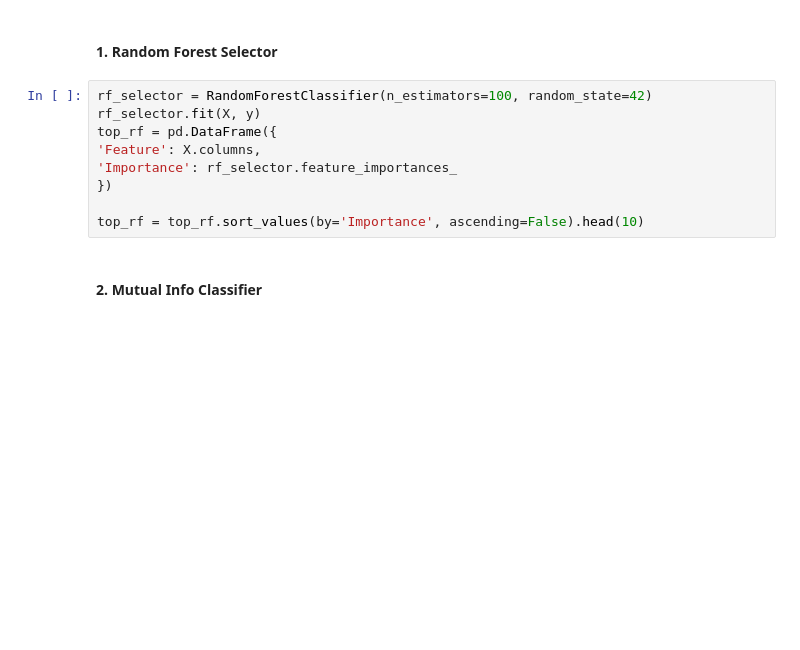
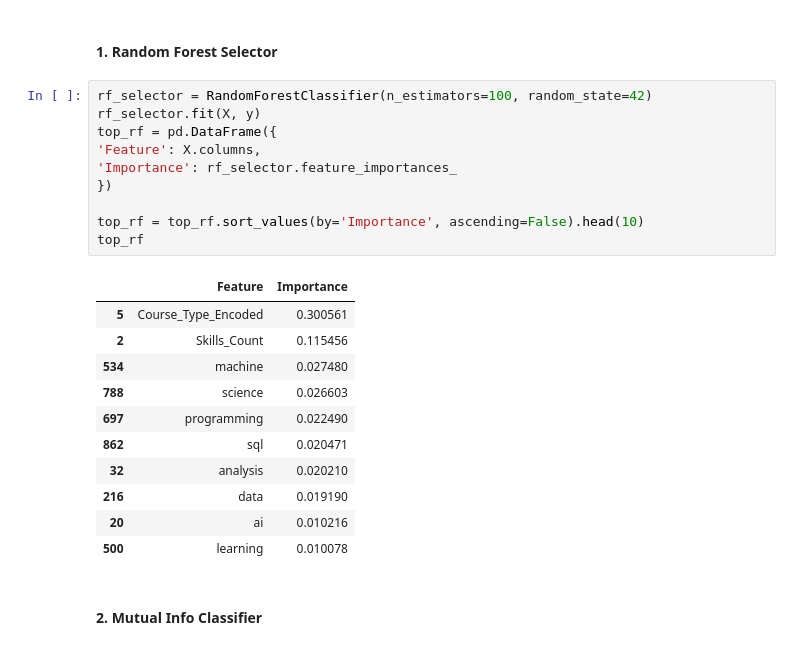
Before and after one commit to SABO007/cap5771sp25-project, a Jupyter notebook: Scripts/Modelling.ipynb, the cells around one changed output. Drawn from its saved outputs; the diff is of its cells as text; blank space fills up the shorter version.

```diff
--- a/Scripts/Modelling.ipynb
+++ b/Scripts/Modelling.ipynb
@@ -326,12 +346,25 @@ y.shape
 # %%
 rf_selector = RandomForestClassifier(n_estimators=100, random_state=42)
 rf_selector.fit(X, y)
 top_rf = pd.DataFrame({
 'Feature': X.columns,
 'Importance': rf_selector.feature_importances_
 })
 
 top_rf = top_rf.sort_values(by='Importance', ascending=False).head(10)
+top_rf
+# %% [output]
+|  | Feature | Importance |
+| 5 | Course_Type_Encoded | 0.300561 |
+| 2 | Skills_Count | 0.115456 |
+| 534 | machine | 0.027480 |
+| 788 | science | 0.026603 |
+| 697 | programming | 0.022490 |
+| 862 | sql | 0.020471 |
+| 32 | analysis | 0.020210 |
+| 216 | data | 0.019190 |
+| 20 | ai | 0.010216 |
+| 500 | learning | 0.010078 |
 # %% [markdown]
 #### 2. Mutual Info Classifier
 # %%
```
Also changed, not shown: parts of 18 cells of this notebook, 2 other files.
